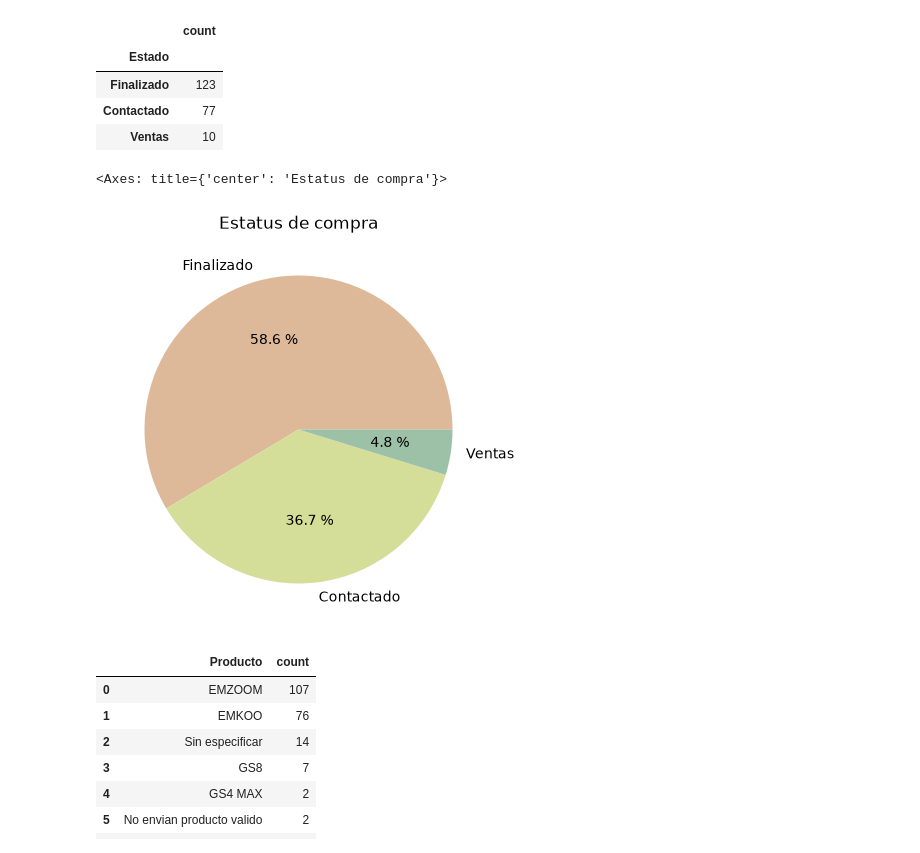
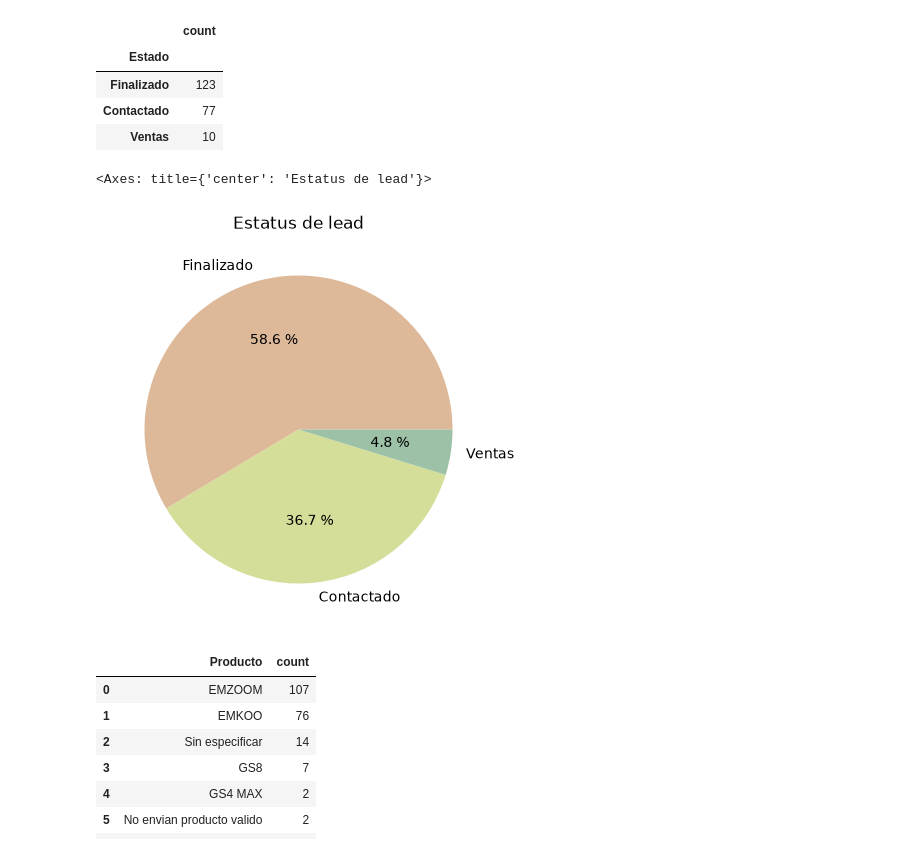
Before and after one commit to Andyr3516/Actividad_4_Extraccion_de_Caracteristicas, a Jupyter notebook: Actividad 4.2/bases_leads_caracteristicas.ipynb, the cells around one changed output. Drawn from its saved outputs; the diff is of its cells as text; code cells hidden in the pictures.

```diff
--- a/Actividad 4.2/bases_leads_caracteristicas.ipynb
+++ b/Actividad 4.2/bases_leads_caracteristicas.ipynb
@@ -85,10 +85,10 @@ Tabla_freq_i
 # %%
 #Realizamos grafico de pastel del dataframe filtrado
 mis_colores = ['#DEB999', '#D5DE99', '#9CC1A7']
-Tabla_freq_i["count"].plot(kind='pie', figsize=(10,5), autopct="%0.1f %%", colors=mis_colores, title= "Estatus de compra")
+Tabla_freq_i["count"].plot(kind='pie', figsize=(10,5), autopct="%0.1f %%", colors=mis_colores, title= "Estatus de lead")
 # %% [output]
-<Axes: title={'center': 'Estatus de compra'}>
+<Axes: title={'center': 'Estatus de lead'}>
-[figure, old version]
+[figure, new version]
 # %%
 # Obtengo un análisis univariado de las variables categóricas - 1
 Tabla_freq1 = bl['Producto'].value_counts().reset_index()
```
Also changed, not shown: 2 other files.
